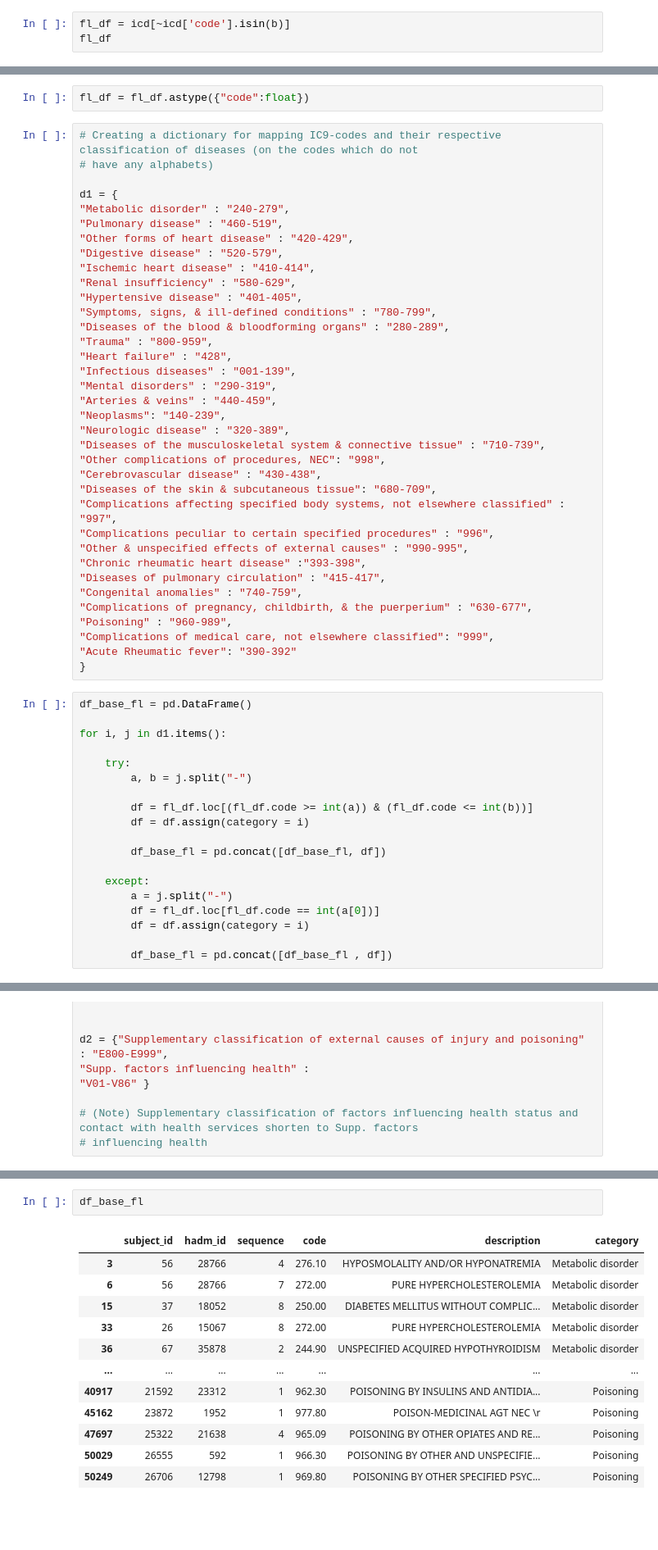
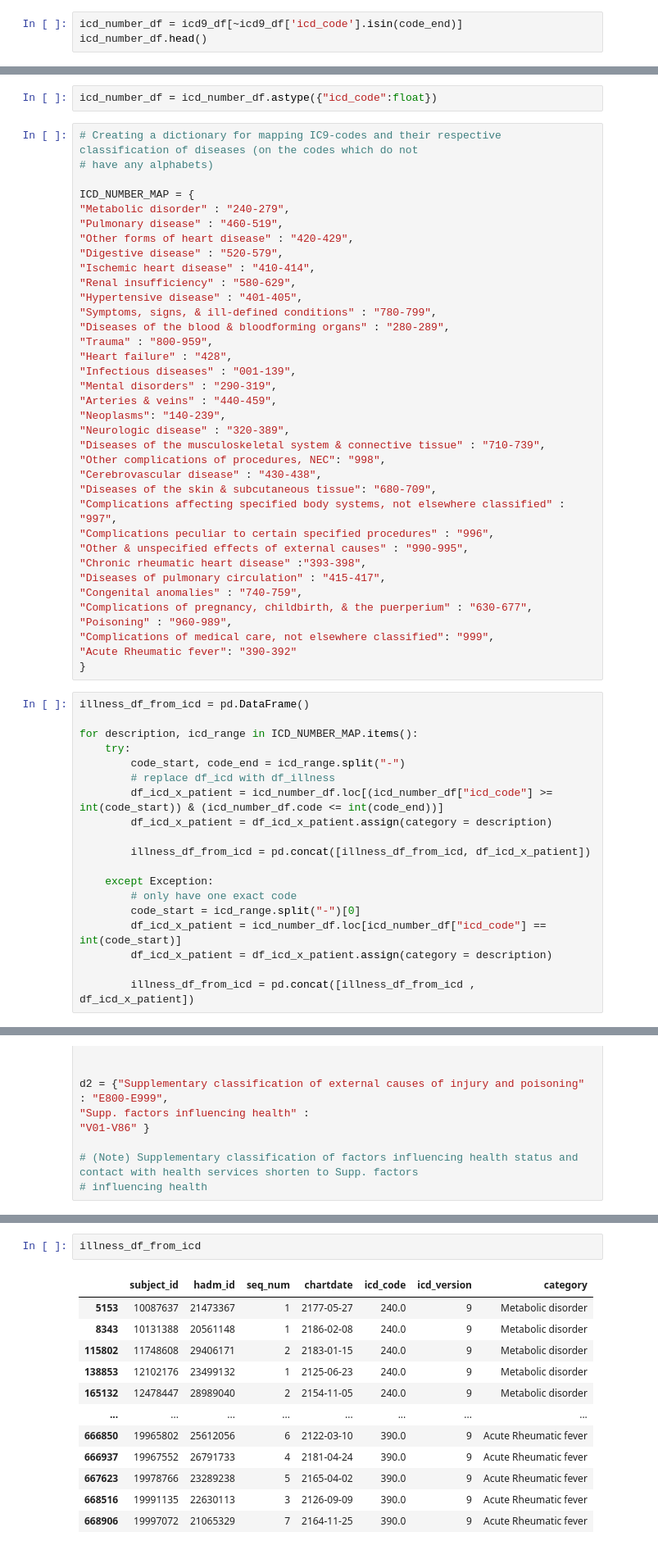
Before and after one commit to BuiHoangTu/Disease_Prediction_MIMIC_II, a Jupyter notebook: 03_icd9-Updated.ipynb, the cells around one changed output, grey strips where cells are left out. Shown: that part at 82% size. Cells and saved outputs as stored; diff of their text form; blank space fills up the shorter version.

```diff
--- a/03_icd9-Updated.ipynb
+++ b/03_icd9-Updated.ipynb
@@ -74,4 +71,4 @@ str_df
 # %%
-fl_df = icd[~icd['code'].isin(b)]
-fl_df
+icd_number_df = icd9_df[~icd9_df['icd_code'].isin(code_end)]
+icd_number_df.head()
 # %% [output]
@@ -91,10 +81,10 @@ fl_df
 # %%
-fl_df = fl_df.astype({"code":float})
+icd_number_df = icd_number_df.astype({"icd_code":float})
 # %%
 # Creating a dictionary for mapping IC9-codes and their respective classification of diseases (on the codes which do not
 # have any alphabets)
 
-d1 = {
+ICD_NUMBER_MAP = {
 "Metabolic disorder" : "240-279",
 "Pulmonary disease" : "460-519",
 "Other forms of heart disease" : "420-429",
@@ -127,22 +117,22 @@ d1 = {
 "Acute Rheumatic fever": "390-392"
 }
 # %%
-df_base_fl = pd.DataFrame()
+illness_df_from_icd = pd.DataFrame()
 
-for i, j in d1.items():
+for description, icd_range in ICD_NUMBER_MAP.items():
+    try:
+        code_start, code_end = icd_range.split("-")
+        # replace df_icd with df_illness
+        df_icd_x_patient = icd_number_df.loc[(icd_number_df["icd_code"] >= int(code_start)) & (icd_number_df.code <= int(code_end))]
+        df_icd_x_patient = df_icd_x_patient.assign(category = description)
 
-    try:
-        a, b = j.split("-")
+        illness_df_from_icd = pd.concat([illness_df_from_icd, df_icd_x_patient])
 
-        df = fl_df.loc[(fl_df.code >= int(a)) & (fl_df.code <= int(b))]
-        df = df.assign(category = i)
+    except Exception:
+        # only have one exact code
+        code_start = icd_range.split("-")[0]
+        df_icd_x_patient = icd_number_df.loc[icd_number_df["icd_code"] == int(code_start)]
+        df_icd_x_patient = df_icd_x_patient.assign(category = description)
 
-        df_base_fl = pd.concat([df_base_fl, df])
-
-    except:
-        a = j.split("-")
-        df = fl_df.loc[fl_df.code == int(a[0])]
-        df = df.assign(category = i)
-
-        df_base_fl = pd.concat([df_base_fl , df])
+        illness_df_from_icd = pd.concat([illness_df_from_icd , df_icd_x_patient])
 # %%
@@ -219,15 +193,15 @@ df_base_str
 # %%
-df_base_fl
+illness_df_from_icd
 # %% [output]
-|  | subject_id | hadm_id | sequence | code | description | category |
-| 3 | 56 | 28766 | 4 | 276.10 | HYPOSMOLALITY AND/OR HYPONATREMIA | Metabolic disorder |
-| 6 | 56 | 28766 | 7 | 272.00 | PURE HYPERCHOLESTEROLEMIA | Metabolic disorder |
-| 15 | 37 | 18052 | 8 | 250.00 | DIABETES MELLITUS WITHOUT COMPLIC... | Metabolic disorder |
-| 33 | 26 | 15067 | 8 | 272.00 | PURE HYPERCHOLESTEROLEMIA | Metabolic disorder |
-| 36 | 67 | 35878 | 2 | 244.90 | UNSPECIFIED ACQUIRED HYPOTHYROIDISM | Metabolic disorder |
-| ... | ... | ... | ... | ... | ... | ... |
-| 40917 | 21592 | 23312 | 1 | 962.30 | POISONING BY INSULINS AND ANTIDIA... | Poisoning |
-| 45162 | 23872 | 1952 | 1 | 977.80 | POISON-MEDICINAL AGT NEC \r | Poisoning |
-| 47697 | 25322 | 21638 | 4 | 965.09 | POISONING BY OTHER OPIATES AND RE... | Poisoning |
-| 50029 | 26555 | 592 | 1 | 966.30 | POISONING BY OTHER AND UNSPECIFIE... | Poisoning |
-| 50249 | 26706 | 12798 | 1 | 969.80 | POISONING BY OTHER SPECIFIED PSYC... | Poisoning |
+|  | subject_id | hadm_id | seq_num | chartdate | icd_code | icd_version | category |
+| 5153 | 10087637 | 21473367 | 1 | 2177-05-27 | 240.0 | 9 | Metabolic disorder |
+| 8343 | 10131388 | 20561148 | 1 | 2186-02-08 | 240.0 | 9 | Metabolic disorder |
+| 115802 | 11748608 | 29406171 | 2 | 2183-01-15 | 240.0 | 9 | Metabolic disorder |
+| 138853 | 12102176 | 23499132 | 1 | 2125-06-23 | 240.0 | 9 | Metabolic disorder |
+| 165132 | 12478447 | 28989040 | 2 | 2154-11-05 | 240.0 | 9 | Metabolic disorder |
+| ... | ... | ... | ... | ... | ... | ... | ... |
+| 666850 | 19965802 | 25612056 | 6 | 2122-03-10 | 390.0 | 9 | Acute Rheumatic fever |
+| 666937 | 19967552 | 26791733 | 4 | 2181-04-24 | 390.0 | 9 | Acute Rheumatic fever |
+| 667623 | 19978766 | 23289238 | 5 | 2165-04-02 | 390.0 | 9 | Acute Rheumatic fever |
+| 668516 | 19991135 | 22630113 | 3 | 2126-09-09 | 390.0 | 9 | Acute Rheumatic fever |
+| 668906 | 19997072 | 21065329 | 7 | 2164-11-25 | 390.0 | 9 | Acute Rheumatic fever |
```
Also changed, not shown: parts of 41 cells of this notebook.
